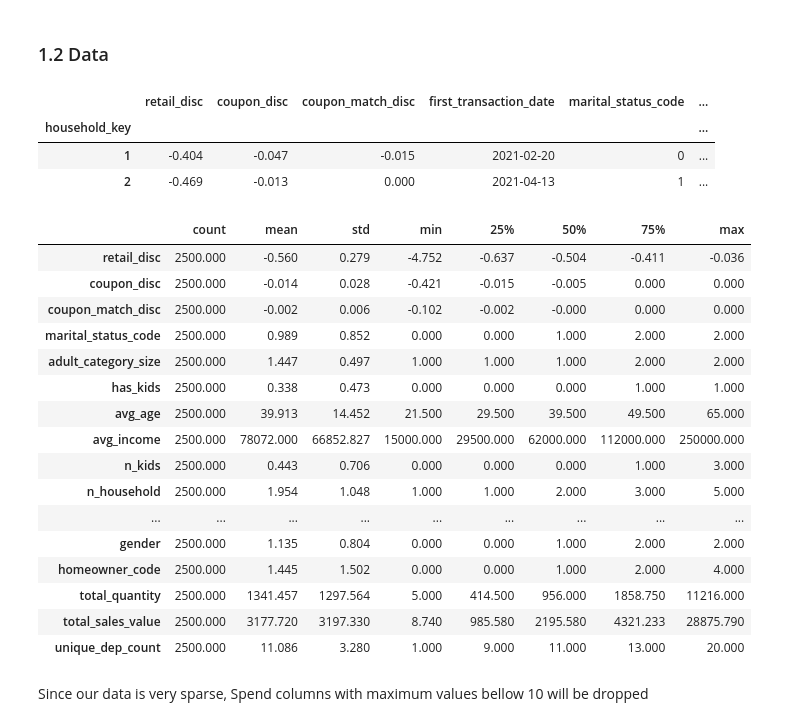
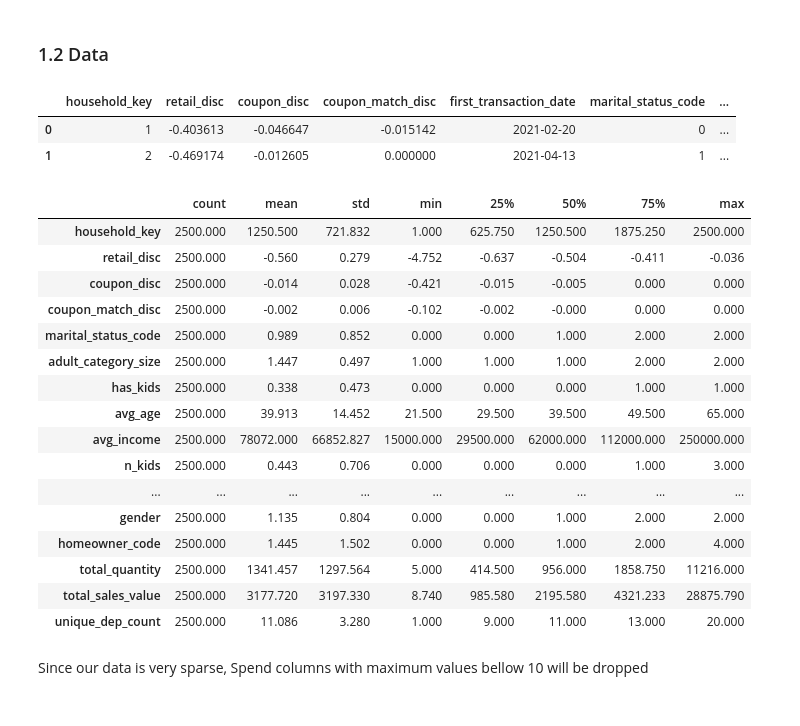
Before and after one commit to antoniooliveira03/Projects, a Jupyter notebook: NTT Project/05_Clustering.ipynb, the cells around one changed output. Saved outputs shown, nothing was run; the diff lists cells and outputs as text; code cells hidden in the pictures.

```diff
--- a/NTT Project/05_Clustering.ipynb
+++ b/NTT Project/05_Clustering.ipynb
@@ -71,20 +71,20 @@ pd.set_option('display.max_columns', None)
 # %%
 #path = '/Users/antoniooliveira/Downloads/NTT project/Clustering'
 path = "C:/Users/aprataso/Downloads/final_data/Clustering"
 
 customer_info = pd.read_csv(f'{path}/customer_info_treated.csv')
-customer_info = customer_info.set_index('household_key')
+#customer_info = customer_info.set_index('household_key')
 customer_info.head(2)
 # %% [output]
-|  | retail_disc | coupon_disc | coupon_match_disc | first_transaction_date | marital_status_code | ... |
-| household_key |  |  |  |  |  | ... |
-| 1 | -0.404 | -0.047 | -0.015 | 2021-02-20 | 0 | ... |
-| 2 | -0.469 | -0.013 | 0.000 | 2021-04-13 | 1 | ... |
+|  | household_key | retail_disc | coupon_disc | coupon_match_disc | first_transaction_date | marital_status_code | ... |
+| 0 | 1 | -0.403613 | -0.046647 | -0.015142 | 2021-02-20 | 0 | ... |
+| 1 | 2 | -0.469174 | -0.012605 | 0.000000 | 2021-04-13 | 1 | ... |
 # %%
 pd.set_option('display.float_format', '{:.3f}'.format)
 customer_info.describe().T
 # %% [output]
 |  | count | mean | std | min | 25% | 50% | 75% | max |
+| household_key | 2500.000 | 1250.500 | 721.832 | 1.000 | 625.750 | 1250.500 | 1875.250 | 2500.000 |
 | retail_disc | 2500.000 | -0.560 | 0.279 | -4.752 | -0.637 | -0.504 | -0.411 | -0.036 |
 | coupon_disc | 2500.000 | -0.014 | 0.028 | -0.421 | -0.015 | -0.005 | 0.000 | 0.000 |
 | coupon_match_disc | 2500.000 | -0.002 | 0.006 | -0.102 | -0.002 | -0.000 | 0.000 | 0.000 |
@@ -94,7 +94,6 @@ customer_info.describe().T
 | avg_age | 2500.000 | 39.913 | 14.452 | 21.500 | 29.500 | 39.500 | 49.500 | 65.000 |
 | avg_income | 2500.000 | 78072.000 | 66852.827 | 15000.000 | 29500.000 | 62000.000 | 112000.000 | 250000.000 |
 | n_kids | 2500.000 | 0.443 | 0.706 | 0.000 | 0.000 | 0.000 | 1.000 | 3.000 |
-| n_household | 2500.000 | 1.954 | 1.048 | 1.000 | 1.000 | 2.000 | 3.000 | 5.000 |
 | ... | ... | ... | ... | ... | ... | ... | ... | ... |
 | gender | 2500.000 | 1.135 | 0.804 | 0.000 | 0.000 | 1.000 | 2.000 | 2.000 |
 | homeowner_code | 2500.000 | 1.445 | 1.502 | 0.000 | 0.000 | 1.000 | 2.000 | 4.000 |
```
Also changed, not shown: parts of 4 cells of this notebook, 1 other file.
